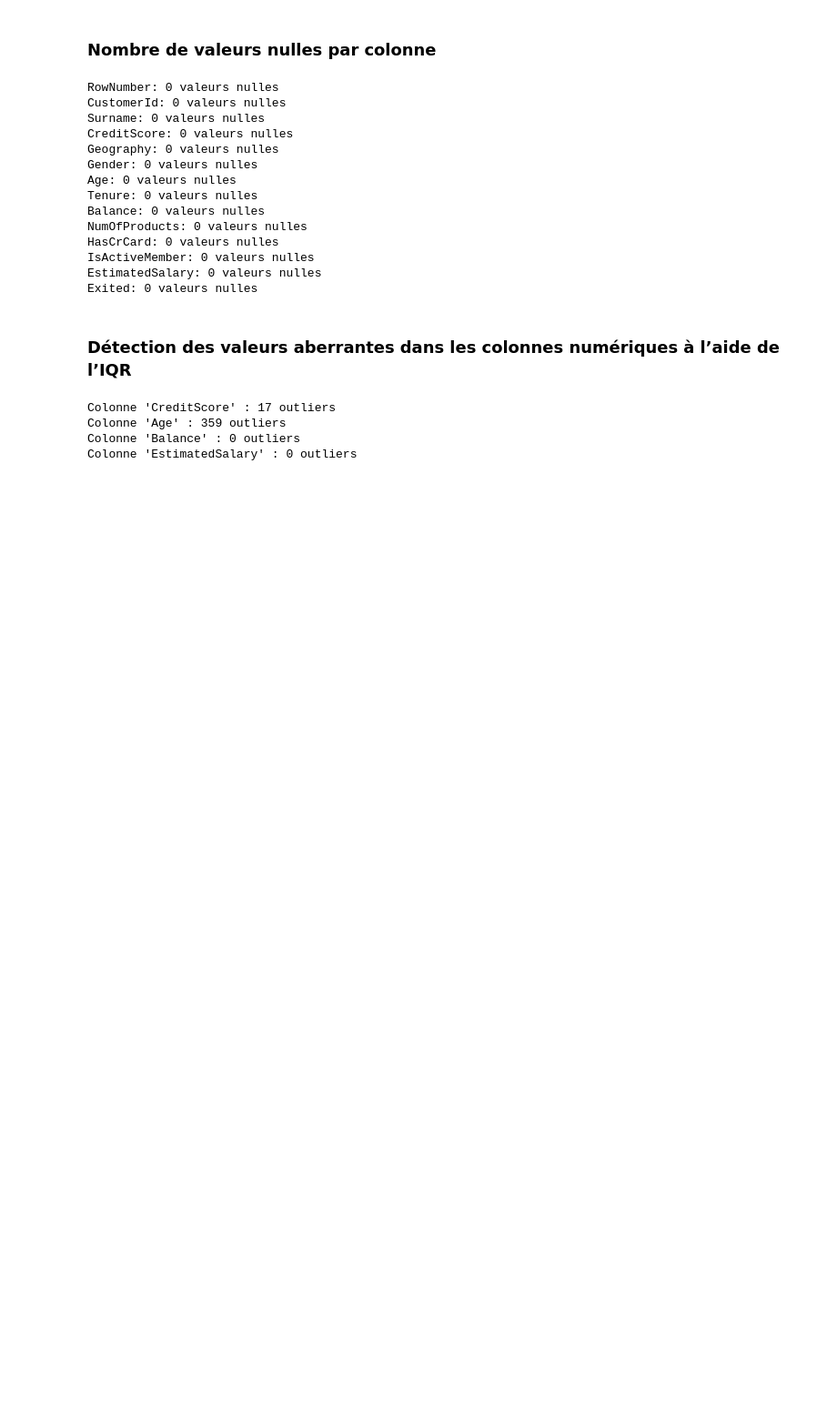
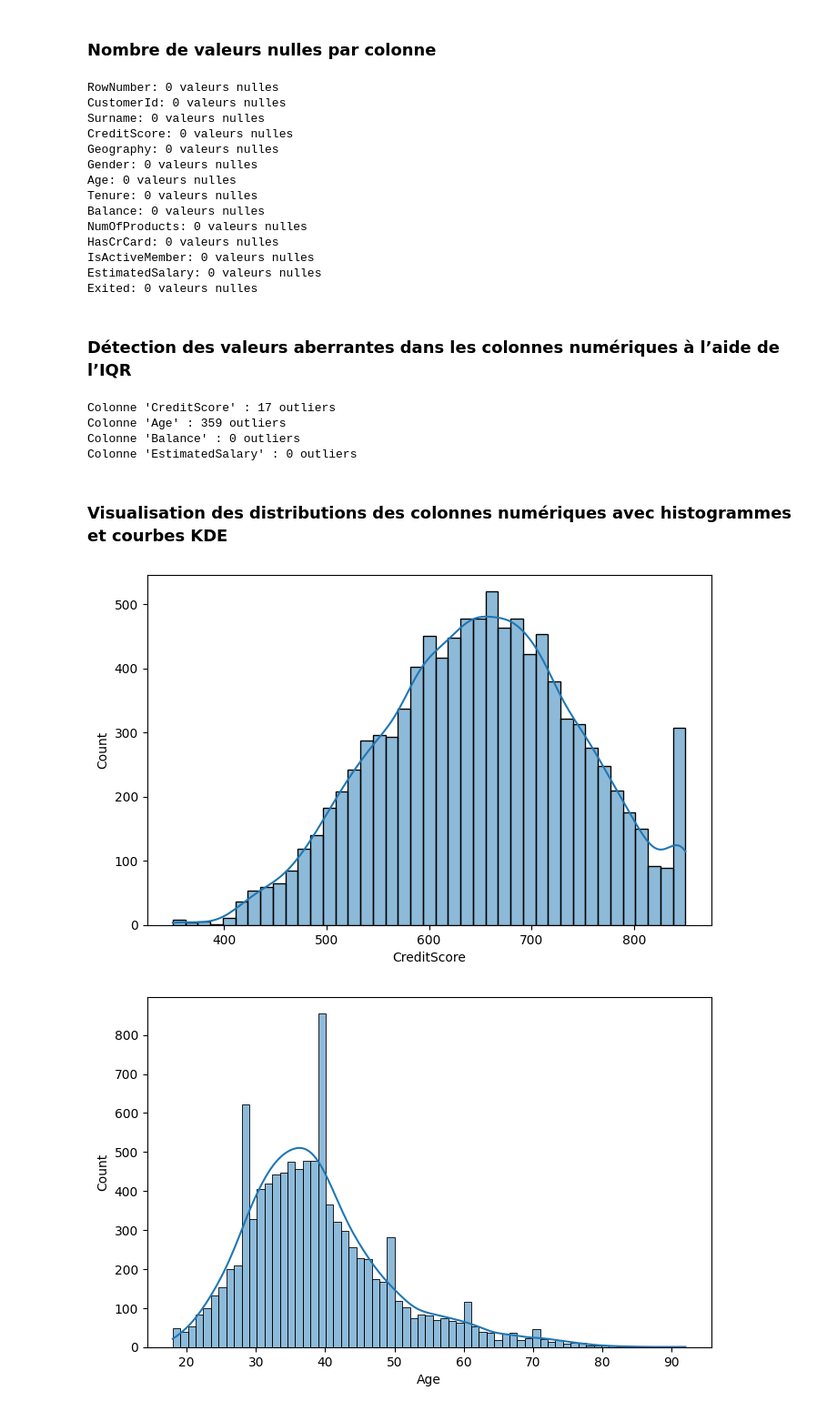
Before and after one commit to bouchta65/prediction-attrition-bancaire, a Jupyter notebook: src/PAB-1-Configuration-Chargement-et-Exploration-des-Données.ipynb, the cells around one changed output. Shown: that part at 91% size. Drawn from its saved outputs; the diff is of its cells as text; code cells hidden in the pictures; blank space fills up the shorter version.

Commit message:
Visualiser la distribution des colonnes numériques avec des histogrammes et KDE à l'aide de Matplotlib et Seaborn

```diff
--- a/src/PAB-1-Configuration-Chargement-et-Exploration-des-Données.ipynb
+++ b/src/PAB-1-Configuration-Chargement-et-Exploration-des-Données.ipynb
@@ -110,3 +110,19 @@ Colonne 'CreditScore' : 17 outliers
 Colonne 'Age' : 359 outliers
 Colonne 'Balance' : 0 outliers
 Colonne 'EstimatedSalary' : 0 outliers
+# %% [markdown]
+### Visualisation des distributions des colonnes numériques avec histogrammes et courbes KDE
+# %%
+import matplotlib.pyplot as plt
+import seaborn as sns
+
+for i in numbers_columns:
+    colonne=df.select(i).toPandas()
+    colonne.max()
+    plt.figure(figsize=(8,5))
+    sns.histplot(colonne[i],kde=True)
+
+    plt.show()
+# %% [output]
+[figure, added]
+[figure, added]
```
Also changed, not shown: parts of 1 cell of this notebook.
